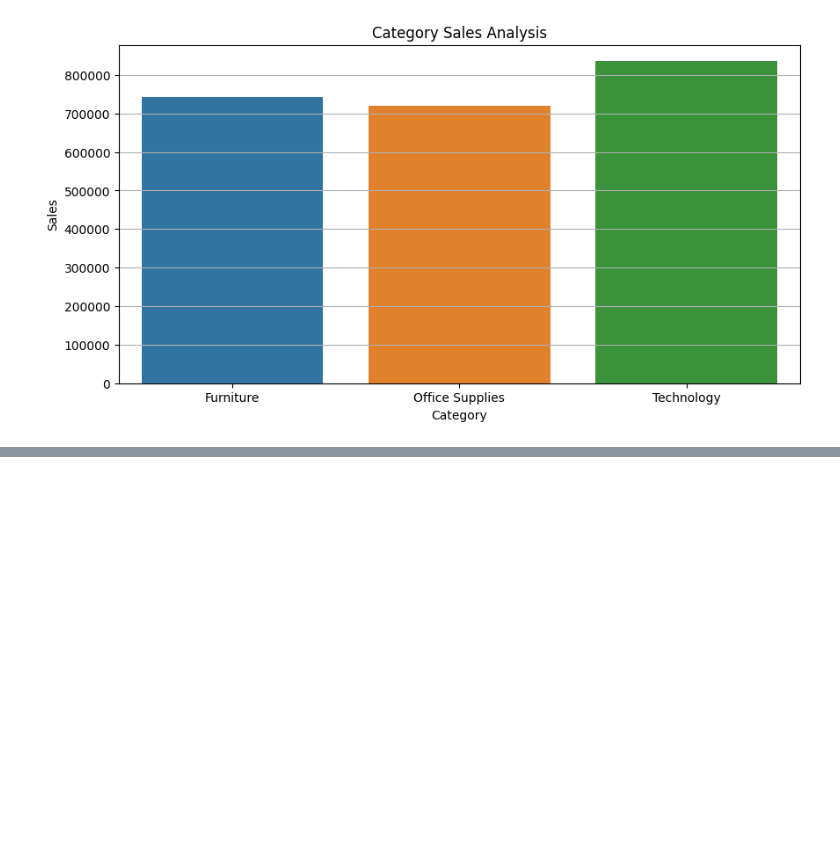
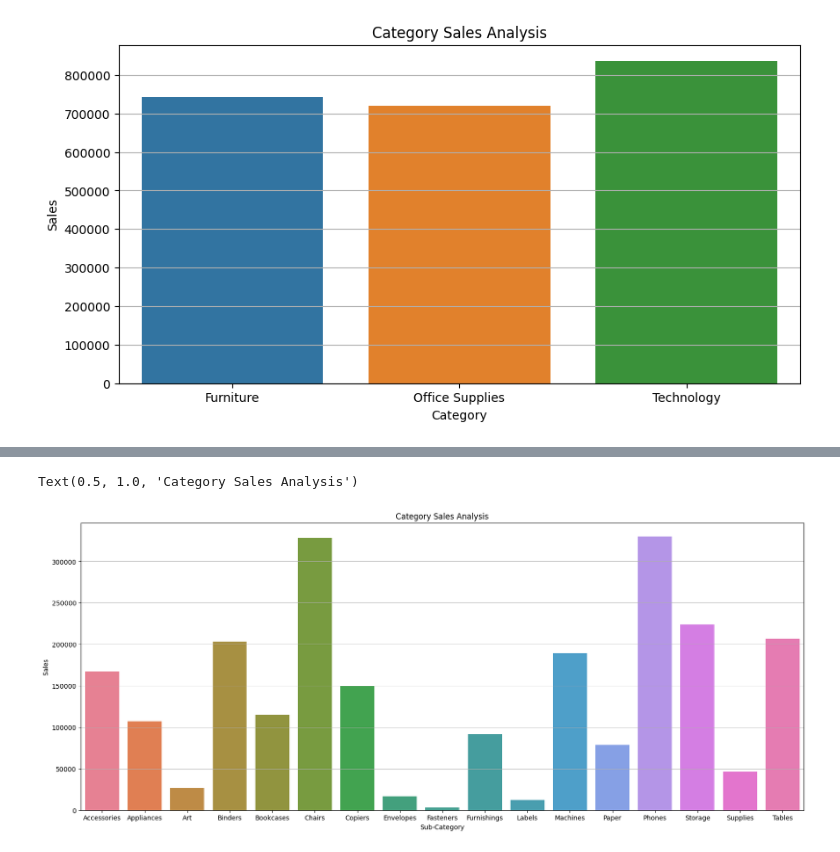
Before and after one commit to rahulghoshal/Superstore_Sales_Analysis, a Jupyter notebook: store_analysis.ipynb, the cells around one changed output, grey strips where cells are left out. Drawn from its saved outputs; the diff is of its cells as text; code cells hidden in the pictures; blank space fills up the shorter version.

```diff
--- a/store_analysis.ipynb
+++ b/store_analysis.ipynb
@@ -319,0 +329,3 @@ Text(0.5, 1.0, 'Category Sales Analysis')
+# %%
+subcat_sales = df.groupby('sub_category')['sales'].sum().reset_index()
+subcat_sales
@@ -319,0 +351,10 @@ Text(0.5, 1.0, 'Category Sales Analysis')
+# %%
+plt.figure(figsize=(20,8))
+plt.grid()
+sns.barplot(data=subcat_sales,x='sub_category',y='sales',hue='sub_category')
+plt.xlabel('Sub-Category')
+plt.ylabel('Sales')
+plt.title('Category Sales Analysis')
+# %% [output]
+Text(0.5, 1.0, 'Category Sales Analysis')
+[figure, added]
```
Also changed, not shown: parts of 3 cells of this notebook.
